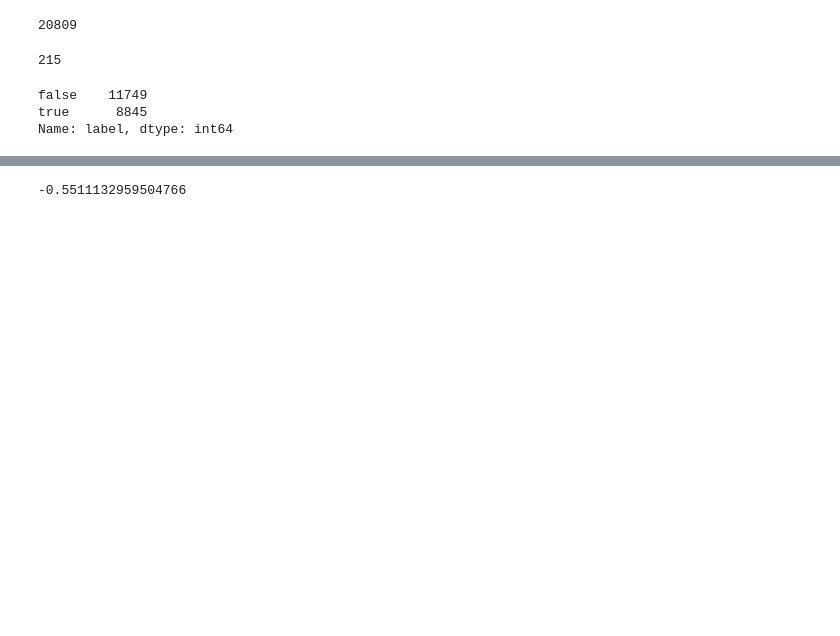
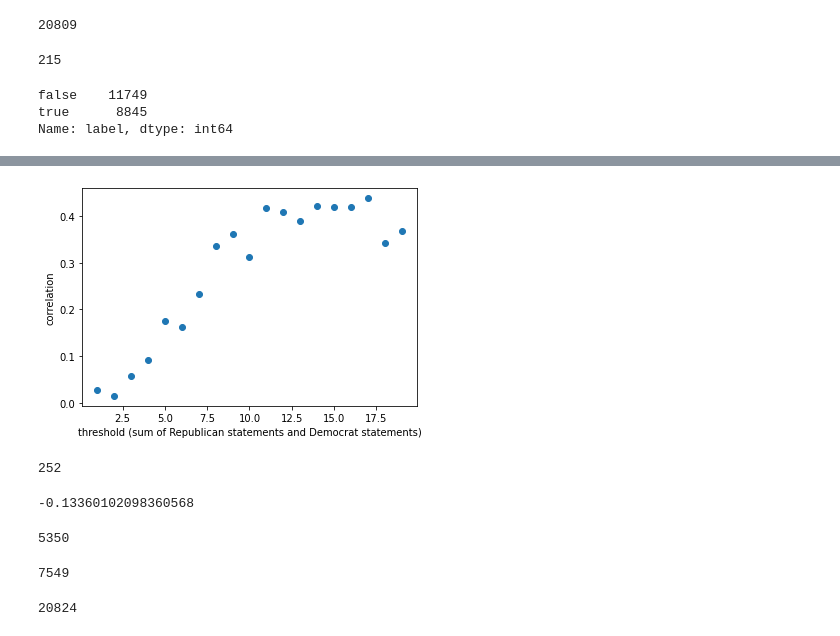
Before and after one commit to macs30200-s22/replication-materials-hshi420, a Jupyter notebook: code/analysis.ipynb, the cells around one changed output, grey strips where cells are left out. Cells and saved outputs as stored; diff of their text form; code cells hidden in the pictures; blank space fills up the shorter version.

```diff
--- a/code/analysis.ipynb
+++ b/code/analysis.ipynb
@@ -150,0 +309,4 @@ r = r.groupby('factchecker').mean()
+# %%
+r = pd.read_csv('raters.csv', index_col = 0)
+# %%
+r['prop'] = r['demo_false_proportion']/r['repub_false_proportion']
@@ -150,0 +345,14 @@ r = r.groupby('factchecker').mean()
+# %%
+correlation = []
+
+for i in range(1, 20):
+    r = r.loc[r['sum'] > i]
+    correlation.append(r['repub_false_proportion'].corr(r['demo_false_proportion']))
+# %%
+import matplotlib.pyplot as plt
+plt.scatter(list(range(1, 20)), correlation)
+plt.xlabel('threshold (sum of Republican statements and Democrat statements)')
+plt.ylabel('correlation')
+plt.savefig('new_thr.png')
+# %% [output]
+[figure, added]
@@ -153,4 +363,16 @@ r = r.loc[r['sum'] > 0]
-# %%
-r['democrat_false'].corr(r['republican_false'])
-# %% [output]
--0.5511132959504766
+# %%
+len(r)
+# %% [output]
+252
+# %%
+r['repub_false_proportion'].corr(r['demo_false_proportion'])
+# %% [output]
+-0.13360102098360568
+# %%
+r.democrat.sum()
+# %% [output]
+5350
+# %%
+r.republican.sum()
+# %% [output]
+7549
@@ -156,0 +381,4 @@ r['democrat_false'].corr(r['republican_false'])
+# %%
+len(df)
+# %% [output]
+20824
```
Also changed, not shown: parts of 158 cells of this notebook.
